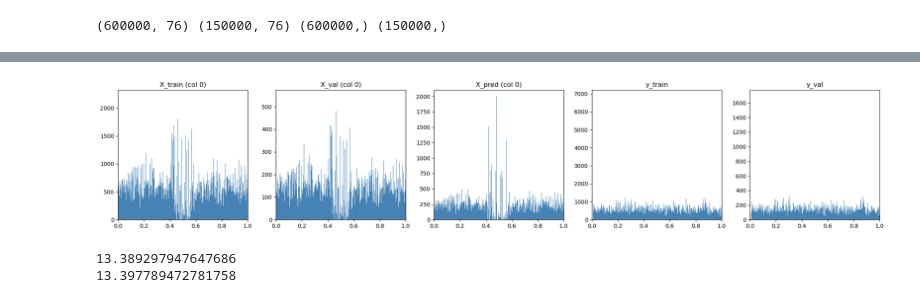
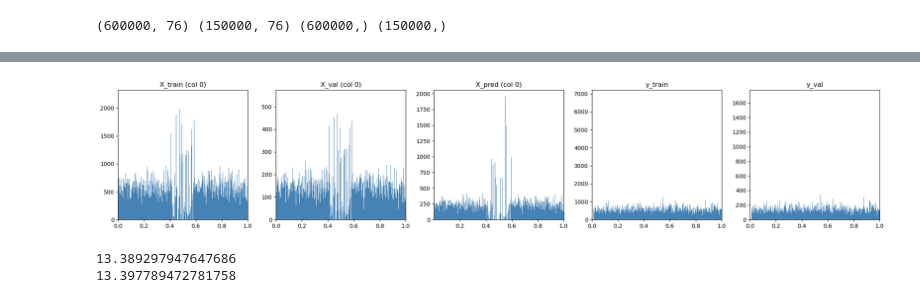
Before and after one commit to AndaCondaa/AI_Competition, a Jupyter notebook: Kaggle_Podcast/Podcast.ipynb, the cells around one changed output, grey strips where cells are left out. Drawn from its saved outputs; the diff is of its cells as text; code cells hidden in the pictures.

```diff
--- a/Kaggle_Podcast/Podcast.ipynb
+++ b/Kaggle_Podcast/Podcast.ipynb
@@ -195,47 +195,47 @@ plt.show()
 # %%
 # Normalize
 X_scaler = QuantileTransformer(
-    n_quantiles=10000,
-    subsample=10000,
+    n_quantiles=15000,
+    subsample=15000,
     output_distribution='uniform',
 )
 y_scaler = QuantileTransformer(
-    n_quantiles=10000,
-    subsample=10000,
+    n_quantiles=15000,
+    subsample=15000,
     output_distribution='uniform',
 )
 
 X_scaler.fit(X_train)
 X_train_scaled = X_scaler.transform(X_train)
 X_val_scaled = X_scaler.transform(X_val)
 X_pred_scaled = X_scaler.transform(X_pred)
 
 y_scaler.fit(y_train.reshape(-1, 1))
 y_train_scaled = y_scaler.transform(y_train.reshape(-1, 1)).ravel()
 y_val_scaled = y_scaler.transform(y_val.reshape(-1, 1)).ravel()
 
 # Check Normalize
 data_list = [
     X_train_scaled[:, 0],
     X_val_scaled[:, 0],
     X_pred_scaled[:, 0],
     y_train_scaled,
     y_val_scaled
 ]
 
 titles = ['X_train (col 0)', 'X_val (col 0)', 'X_pred (col 0)', 'y_train', 'y_val']
 
 fig, axes = plt.subplots(1, 5, figsize=(20, 4))
 
 for i in range(5):
     axes[i].hist(data_list[i], bins=1000, color='steelblue')
     axes[i].set_title(titles[i])
     axes[i].set_xlim(min(data_list[i]), max(data_list[i]))  # x축 범위 고정 (optional)
 
 plt.tight_layout()
 plt.show()
 # %% [output]
-[figure, old version]
+[figure, new version]
 # %%
 mlp = MLPRegressor(
     solver='adam',
```
Also changed, not shown: parts of 2 cells of this notebook, 1 other file.
